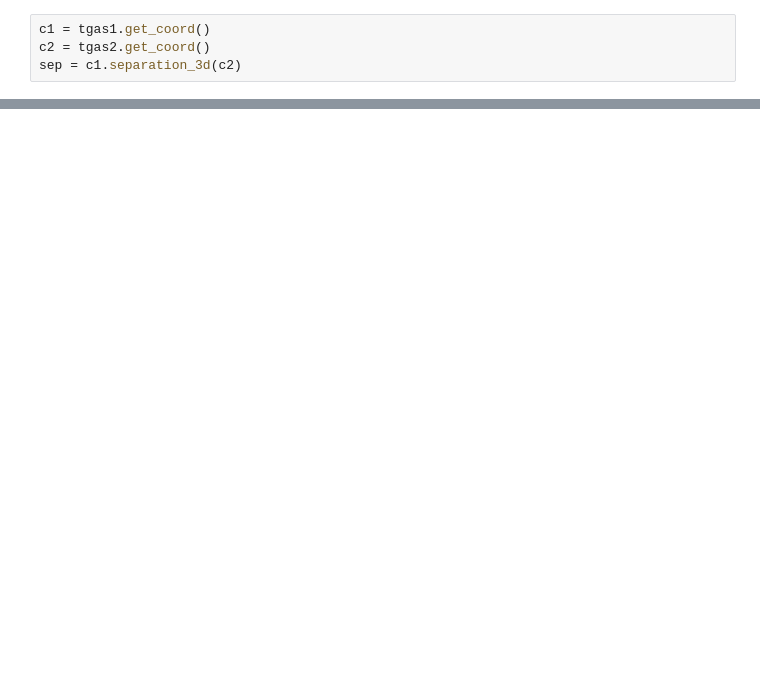
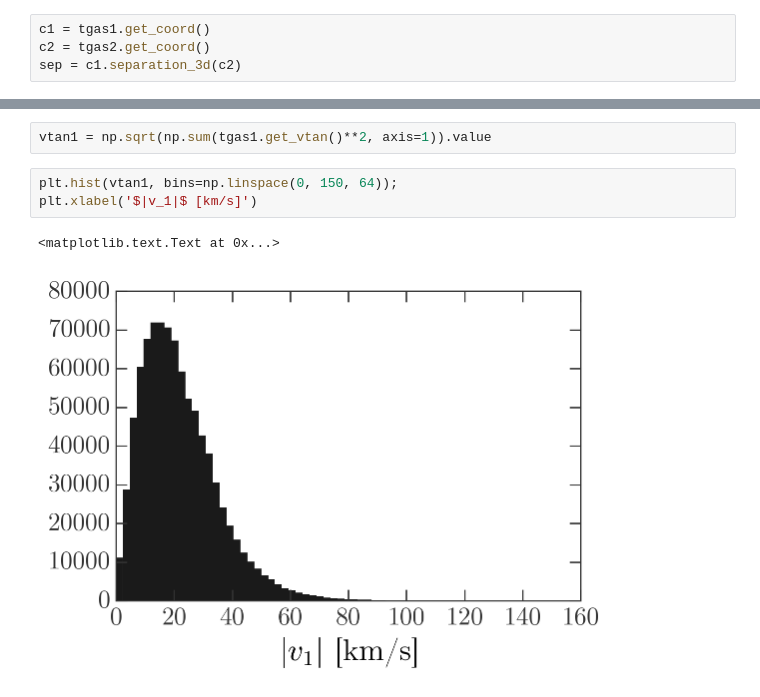
Before and after one commit to smoh/gaia-comoving-stars, a Jupyter notebook: notebooks/Likelihood ratio results.ipynb, the cells around one changed output, grey strips where cells are left out. Cells and saved outputs as stored; diff of their text form; blank space fills up the shorter version.

```diff
--- a/notebooks/Likelihood ratio results.ipynb
+++ b/notebooks/Likelihood ratio results.ipynb
@@ -80,0 +132,8 @@ plt.tight_layout()
+# %%
+vtan1 = np.sqrt(np.sum(tgas1.get_vtan()**2, axis=1)).value
+# %%
+plt.hist(vtan1, bins=np.linspace(0, 150, 64));
+plt.xlabel('$|v_1|$ [km/s]')
+# %% [output]
+<matplotlib.text.Text at 0x...>
+[figure, added]
```
Also changed, not shown: parts of 25 cells of this notebook.
